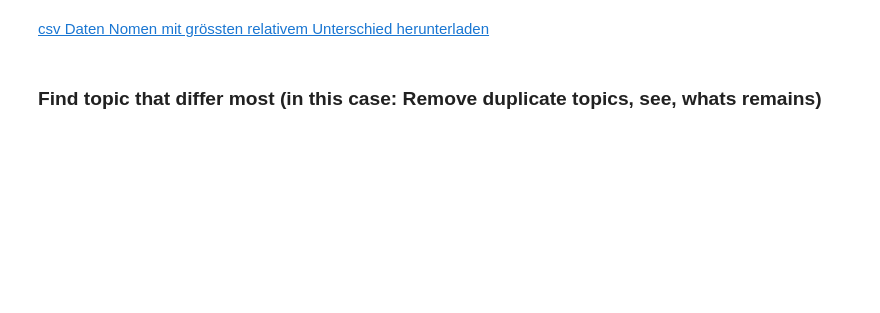
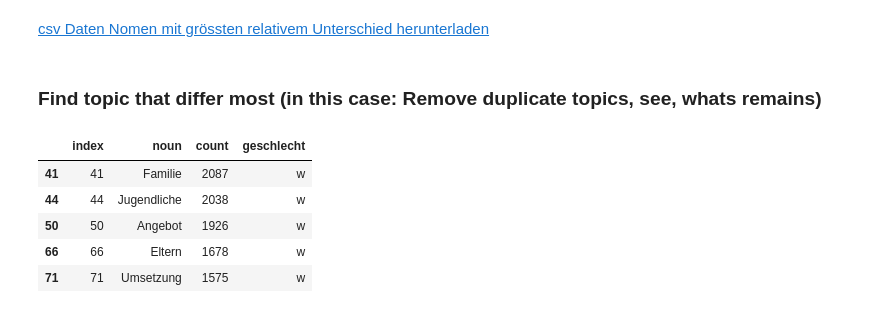
Before and after one commit to simonhuwiler/nzz_zh_kantonsrat, a Jupyter notebook: src/5_text_analysis.ipynb, the cells around one changed output. Cells and saved outputs as stored; diff of their text form; code cells hidden in the pictures; blank space fills up the shorter version.

```diff
--- a/src/5_text_analysis.ipynb
+++ b/src/5_text_analysis.ipynb
@@ -195,6 +197,15 @@ df_diff
 # %%
 # Remove duplicates
 df_concat = df_concat.drop_duplicates(subset=['noun'], keep = False)
+# %%
+df_concat.head()
+# %% [output]
+|  | index | noun | count | geschlecht |
+| 41 | 41 | Familie | 2087 | w |
+| 44 | 44 | Jugendliche | 2038 | w |
+| 50 | 50 | Angebot | 1926 | w |
+| 66 | 66 | Eltern | 1678 | w |
+| 71 | 71 | Umsetzung | 1575 | w |
 # %%
 list(df_concat[df_concat.geschlecht == 'w']['noun'])
 # %% [output]
```
Also changed, not shown: parts of 10 cells of this notebook, 9 other files.
